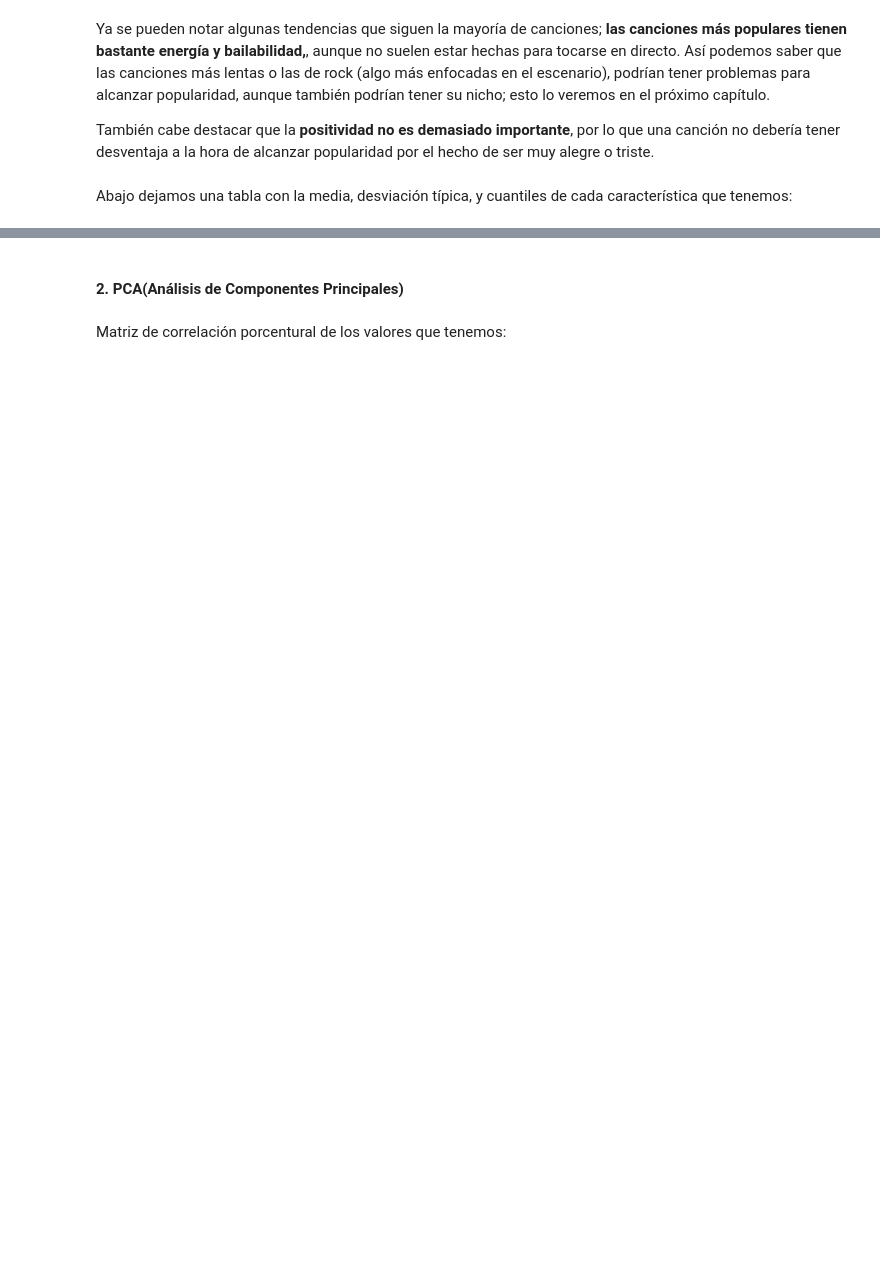
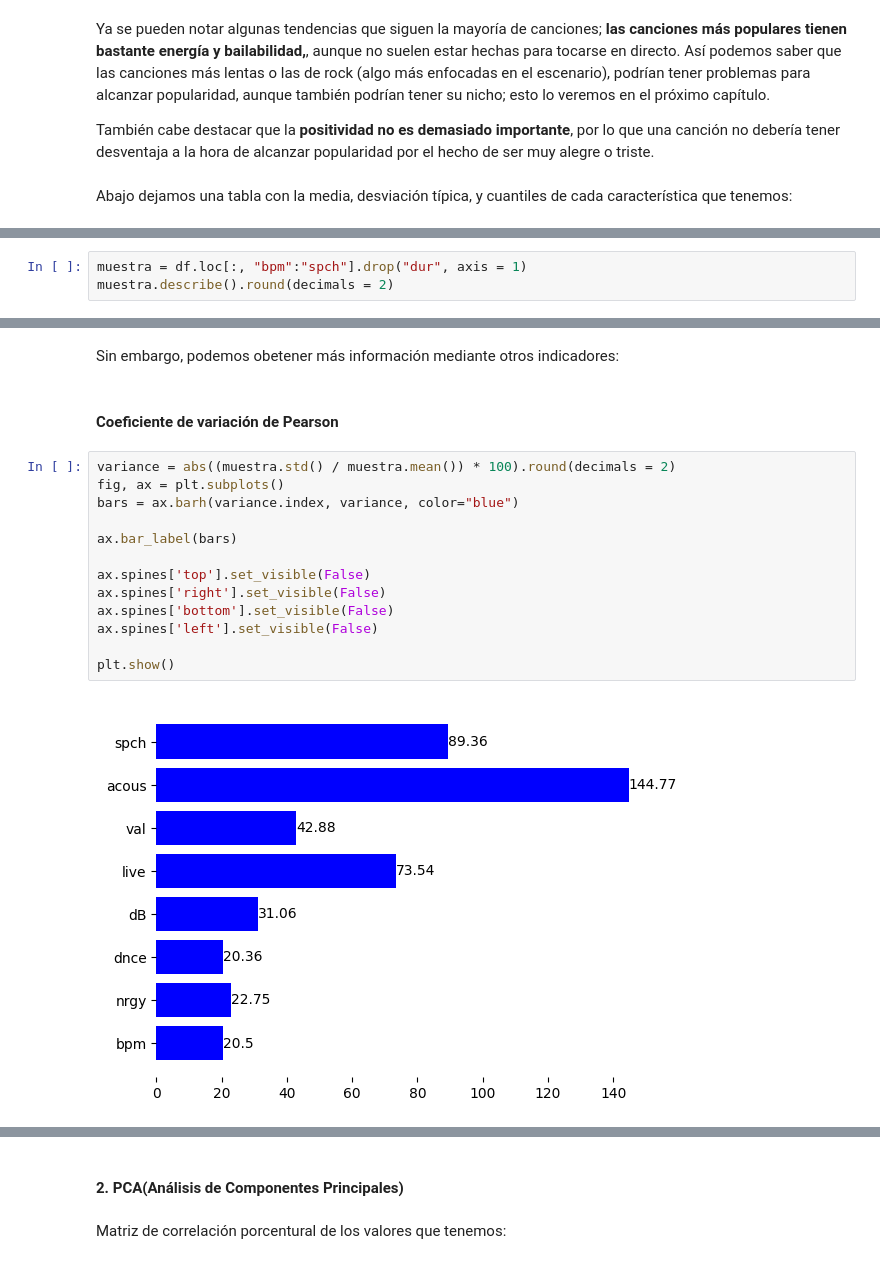
Before and after one commit to JoaquinMateosBarroso/Spotify-songs, a Jupyter notebook: Análisis_Spotify.ipynb, the cells around one changed output, grey strips where cells are left out. Drawn from its saved outputs; the diff is of its cells as text; blank space fills up the shorter version.

```diff
--- a/Análisis_Spotify.ipynb
+++ b/Análisis_Spotify.ipynb
@@ -117,0 +104,3 @@ df.describe().T
+# %%
+muestra = df.loc[:, "bpm":"spch"].drop("dur", axis = 1)
+muestra.describe().round(decimals = 2)
@@ -117,0 +117,18 @@ df.describe().T
+# %% [markdown]
+Sin embargo, podemos obetener más información mediante otros indicadores:<br><br><br>
+<strong>Coeficiente de variación de Pearson</strong>
+# %%
+variance = abs((muestra.std() / muestra.mean()) * 100).round(decimals = 2)
+fig, ax = plt.subplots()
+bars = ax.barh(variance.index, variance, color="blue")
+
+ax.bar_label(bars)
+
+ax.spines['top'].set_visible(False)
+ax.spines['right'].set_visible(False)
+ax.spines['bottom'].set_visible(False)
+ax.spines['left'].set_visible(False)
+
+plt.show()
+# %% [output]
+[figure, added]
```
Also changed, not shown: parts of 30 cells of this notebook, 2 other files.
